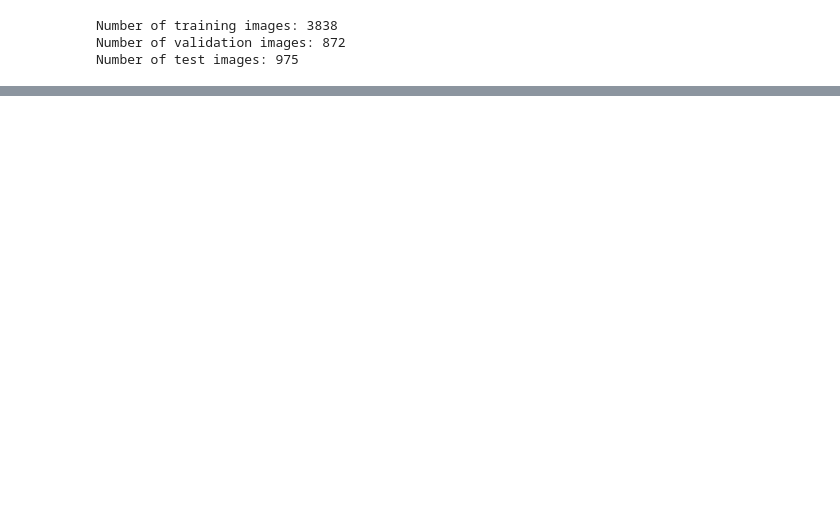
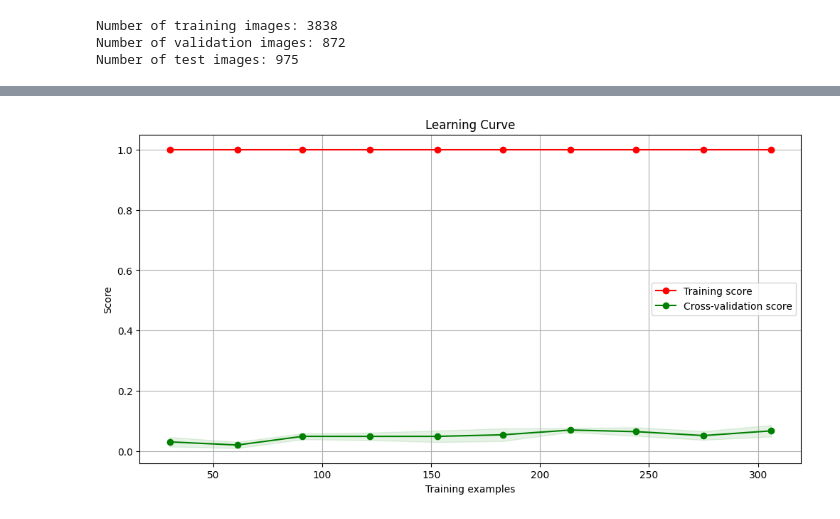
Before and after one commit to Harry-Nguyen0248/APS360_Yoga_Poses_Classification, a Jupyter notebook: BaselineModel/main.ipynb, the cells around one changed output, grey strips where cells are left out. Cells and saved outputs as stored; diff of their text form; code cells hidden in the pictures; blank space fills up the shorter version.

```diff
--- a/BaselineModel/main.ipynb
+++ b/BaselineModel/main.ipynb
@@ -46,0 +155,4 @@ small_model, train_err, train_loss = sanityCheck.train_on_small_dataset(small_mo
+# %%
+helperFunctions.plot_learning_curve(best_rf_model, X_train_selected, y_train_small, title="Learning Curve")
+# %% [output]
+[figure, added]
```
Also changed, not shown: parts of 25 cells of this notebook, 13 other files.
